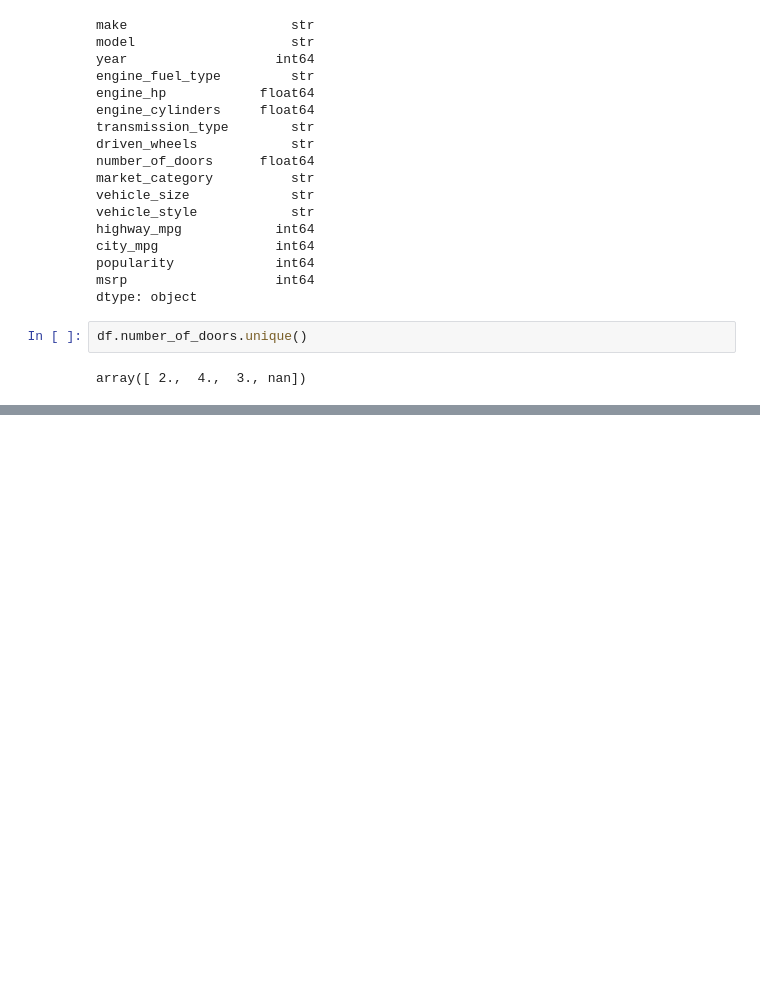
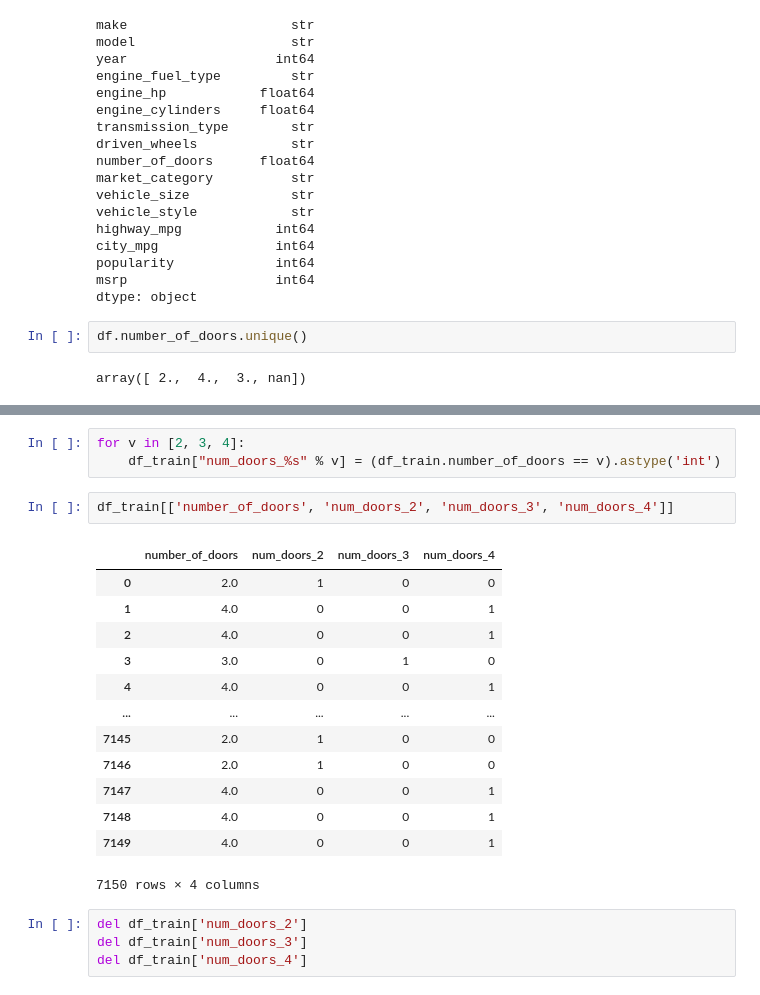
Before and after one commit to RwinRad/ml-forge, a Jupyter notebook: 02-regression/car-price.ipynb, the cells around one changed output, grey strips where cells are left out. Drawn from its saved outputs; the diff is of its cells as text; blank space fills up the shorter version.

```diff
--- a/02-regression/car-price.ipynb
+++ b/02-regression/car-price.ipynb
@@ -690,0 +712,23 @@ SyntaxError: invalid syntax (371708852.py, line 1)
+# %%
+for v in [2, 3, 4]:
+    df_train["num_doors_%s" % v] = (df_train.number_of_doors == v).astype('int')
+# %%
+df_train[['number_of_doors', 'num_doors_2', 'num_doors_3', 'num_doors_4']]
+# %% [output]
+|  | number_of_doors | num_doors_2 | num_doors_3 | num_doors_4 |
+| 0 | 2.0 | 1 | 0 | 0 |
+| 1 | 4.0 | 0 | 0 | 1 |
+| 2 | 4.0 | 0 | 0 | 1 |
+| 3 | 3.0 | 0 | 1 | 0 |
+| 4 | 4.0 | 0 | 0 | 1 |
+| ... | ... | ... | ... | ... |
+| 7145 | 2.0 | 1 | 0 | 0 |
+| 7146 | 2.0 | 1 | 0 | 0 |
+| 7147 | 4.0 | 0 | 0 | 1 |
+| 7148 | 4.0 | 0 | 0 | 1 |
+| 7149 | 4.0 | 0 | 0 | 1 |
+7150 rows × 4 columns
+# %%
+del df_train['num_doors_2']
+del df_train['num_doors_3']
+del df_train['num_doors_4']
```
Also changed, not shown: parts of 17 cells of this notebook.
